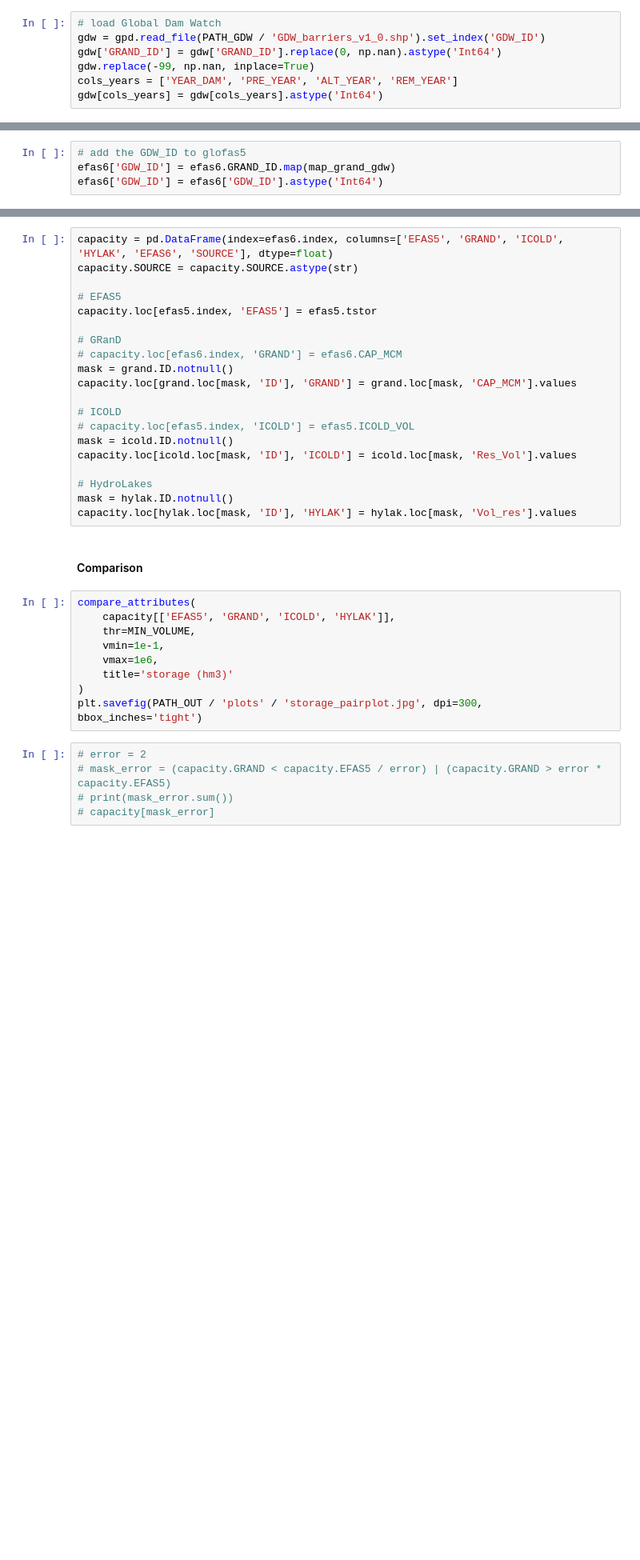
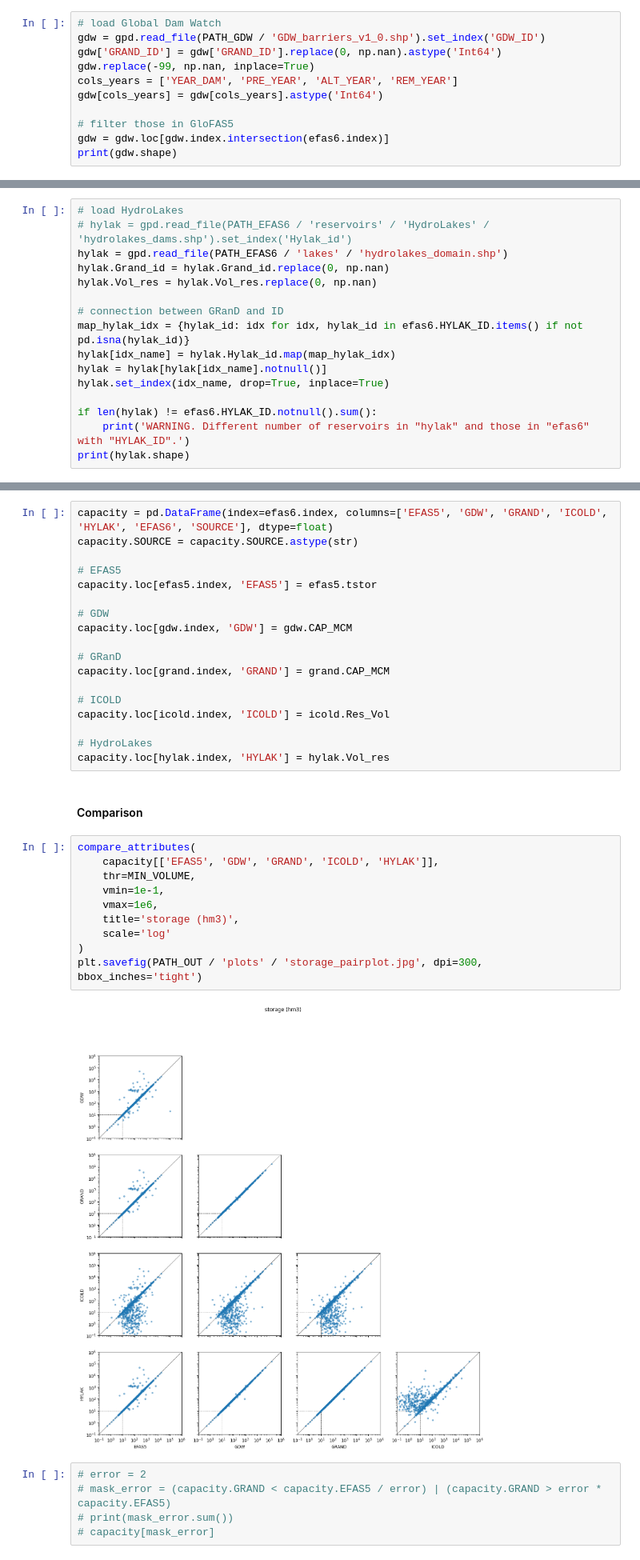
Before and after one commit to casadoj/lisflood-reservoirs, a Jupyter notebook: notebook/EFASv6/1.2_EFAS_reservoir_tables.ipynb, the cells around one changed output, grey strips where cells are left out. Shown at 80% size. Drawn from its saved outputs; the diff is of its cells as text; blank space fills up the shorter version.

Commit message:
Revise reservoir files in EFAS6

```diff
--- a/notebook/EFASv6/1.2_EFAS_reservoir_tables.ipynb
+++ b/notebook/EFASv6/1.2_EFAS_reservoir_tables.ipynb
@@ -170,3 +217,7 @@ gdw['GRAND_ID'] = gdw['GRAND_ID'].replace(0, np.nan).astype('Int64')
 gdw.replace(-99, np.nan, inplace=True)
 cols_years = ['YEAR_DAM', 'PRE_YEAR', 'ALT_YEAR', 'REM_YEAR']
 gdw[cols_years] = gdw[cols_years].astype('Int64')
+
+# filter those in GloFAS5
+gdw = gdw.loc[gdw.index.intersection(efas6.index)]
+print(gdw.shape)
@@ -192,4 +225,0 @@ efas6.GRAND_ID.notnull().sum()
-# %%
-# add the GDW_ID to glofas5
-efas6['GDW_ID'] = efas6.GRAND_ID.map(map_grand_gdw)
-efas6['GDW_ID'] = efas6['GDW_ID'].astype('Int64')
@@ -242,0 +281,16 @@ hylak = hylak[hylak.ID.notnull() | hylak.Grand_id.notnull()]
+# %%
+# load HydroLakes
+# hylak = gpd.read_file(PATH_EFAS6 / 'reservoirs' / 'HydroLakes' / 'hydrolakes_dams.shp').set_index('Hylak_id')
+hylak = gpd.read_file(PATH_EFAS6 / 'lakes' / 'hydrolakes_domain.shp')
+hylak.Grand_id = hylak.Grand_id.replace(0, np.nan)
+hylak.Vol_res = hylak.Vol_res.replace(0, np.nan)
+
+# connection between GRanD and ID
+map_hylak_idx = {hylak_id: idx for idx, hylak_id in efas6.HYLAK_ID.items() if not pd.isna(hylak_id)}
+hylak[idx_name] = hylak.Hylak_id.map(map_hylak_idx)
+hylak = hylak[hylak[idx_name].notnull()]
+hylak.set_index(idx_name, drop=True, inplace=True)
+
+if len(hylak) != efas6.HYLAK_ID.notnull().sum():
+    print('WARNING. Different number of reservoirs in "hylak" and those in "efas6" with "HYLAK_ID".')
+print(hylak.shape)
@@ -244,36 +300,37 @@ hylak = hylak[hylak.ID.notnull() | hylak.Grand_id.notnull()]
 ## Attributes
 ### Capacity
 # %%
-capacity = pd.DataFrame(index=efas6.index, columns=['EFAS5', 'GRAND', 'ICOLD', 'HYLAK', 'EFAS6', 'SOURCE'], dtype=float)
+capacity = pd.DataFrame(index=efas6.index, columns=['EFAS5', 'GDW', 'GRAND', 'ICOLD', 'HYLAK', 'EFAS6', 'SOURCE'], dtype=float)
 capacity.SOURCE = capacity.SOURCE.astype(str)
 
 # EFAS5
 capacity.loc[efas5.index, 'EFAS5'] = efas5.tstor
 
+# GDW
+capacity.loc[gdw.index, 'GDW'] = gdw.CAP_MCM
+
 # GRanD
-# capacity.loc[efas6.index, 'GRAND'] = efas6.CAP_MCM
-mask = grand.ID.notnull()
-capacity.loc[grand.loc[mask, 'ID'], 'GRAND'] = grand.loc[mask, 'CAP_MCM'].values
+capacity.loc[grand.index, 'GRAND'] = grand.CAP_MCM
 
 # ICOLD
-# capacity.loc[efas5.index, 'ICOLD'] = efas5.ICOLD_VOL
-mask = icold.ID.notnull()
-capacity.loc[icold.loc[mask, 'ID'], 'ICOLD'] = icold.loc[mask, 'Res_Vol'].values
+capacity.loc[icold.index, 'ICOLD'] = icold.Res_Vol
 
 # HydroLakes
-mask = hylak.ID.notnull()
-capacity.loc[hylak.loc[mask, 'ID'], 'HYLAK'] = hylak.loc[mask, 'Vol_res'].values
+capacity.loc[hylak.index, 'HYLAK'] = hylak.Vol_res
 # %% [markdown]
 #### Comparison
 # %%
 compare_attributes(
-    capacity[['EFAS5', 'GRAND', 'ICOLD', 'HYLAK']],
+    capacity[['EFAS5', 'GDW', 'GRAND', 'ICOLD', 'HYLAK']],
     thr=MIN_VOLUME,
     vmin=1e-1,
     vmax=1e6,
-    title='storage (hm3)'
+    title='storage (hm3)',
+    scale='log'
 )
 plt.savefig(PATH_OUT / 'plots' / 'storage_pairplot.jpg', dpi=300, bbox_inches='tight')
+# %% [output]
+[figure, added]
 # %%
 # error = 2
 # mask_error = (capacity.GRAND < capacity.EFAS5 / error) | (capacity.GRAND > error * capacity.EFAS5)
```
Also changed, not shown: parts of 76 cells of this notebook, 1 other file.
